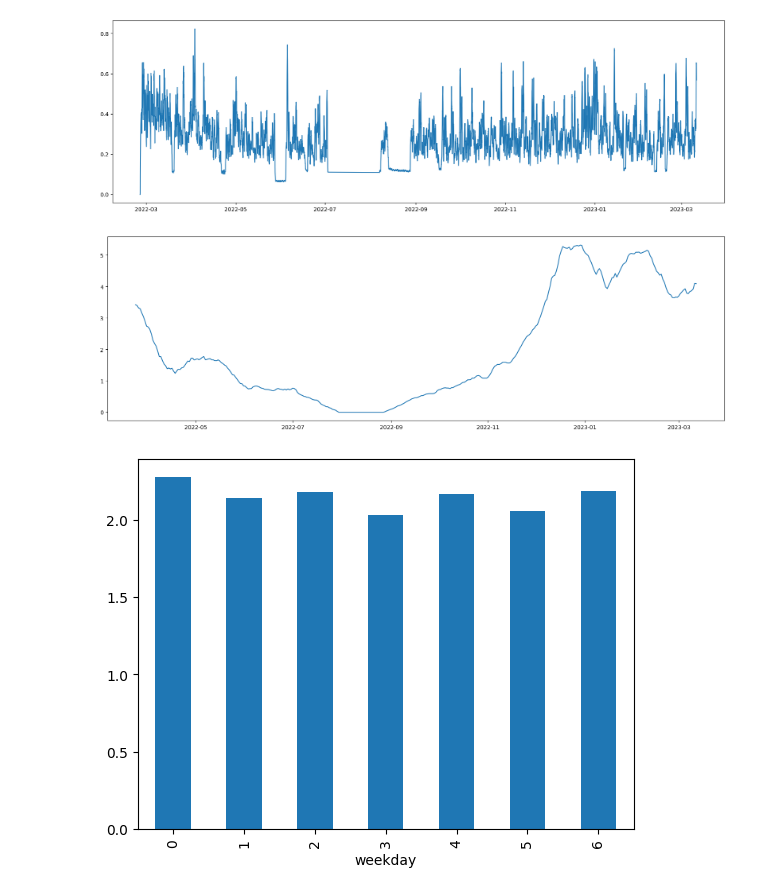
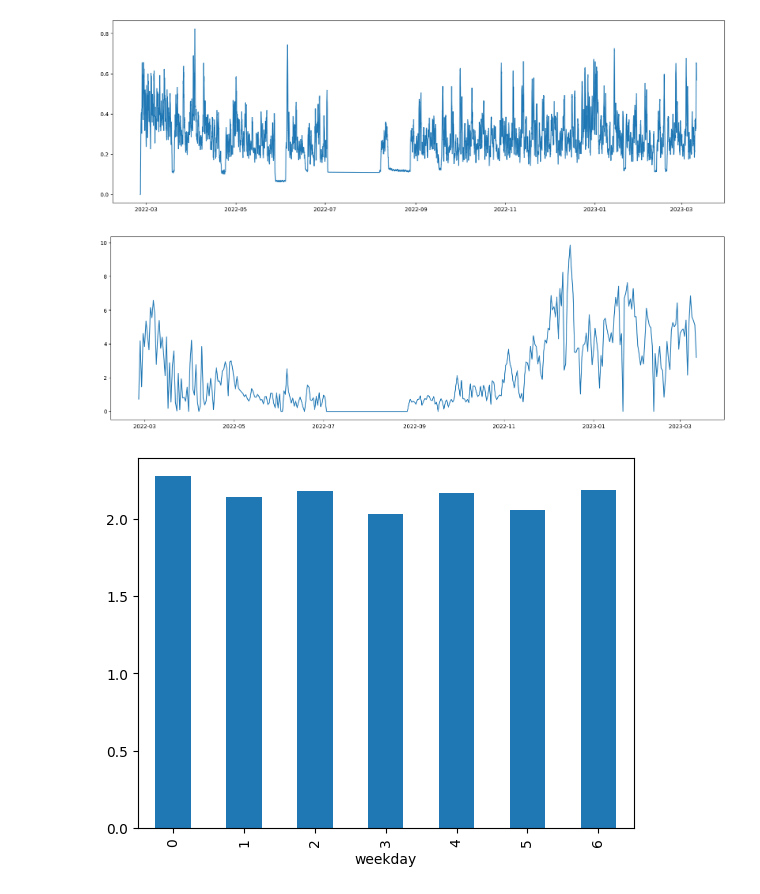
Before and after one commit to gorbynet/EnergyTracker, a Jupyter notebook: initial_workings.ipynb, the cells around one changed output. Saved outputs shown, nothing was run; the diff lists cells and outputs as text; code cells hidden in the pictures.

```diff
--- a/initial_workings.ipynb
+++ b/initial_workings.ipynb
@@ -61,21 +60,22 @@ gas_r = s.get(sc.API_ROOT + f'/v1/gas-meter-points/{sc.gas_MPRN}/meters/{sc.gas_
 gas_r.raise_for_status()
 # %%
 gas_j = json.loads(gas_r.content)
-gas_df = (
-    pd.DataFrame(gas_j['results']))
+gas_df = (pd.DataFrame(gas_j['results']))
 gas_df['interval_start'] = pd.to_datetime(gas_df['interval_start'], utc=True)
 
 gas_df.index = gas_df['interval_start']
-day_gas_df = gas_df.resample('D').sum()
+
+day_gas_df = pd.DataFrame(gas_df['consumption'].resample('D').sum())
 day_gas_df['weekday'] = day_gas_df.index.dayofweek
+
 
 gas_df = gas_df.drop('interval_start', axis=1)
 gas_df = gas_df.drop('interval_end', axis=1)
 
 plt.figure(figsize=(20,6))
-_ = plt.plot(day_gas_df['consumption'].rolling(window=4*7).mean())
+_ = plt.plot(day_gas_df['consumption']) # .mean())
 # %% [output]
-[figure, old version]
+[figure, new version]
 # %%
 
 # maybe get weekday names instrad of numbers
```
Also changed, not shown: parts of 7 cells of this notebook.
